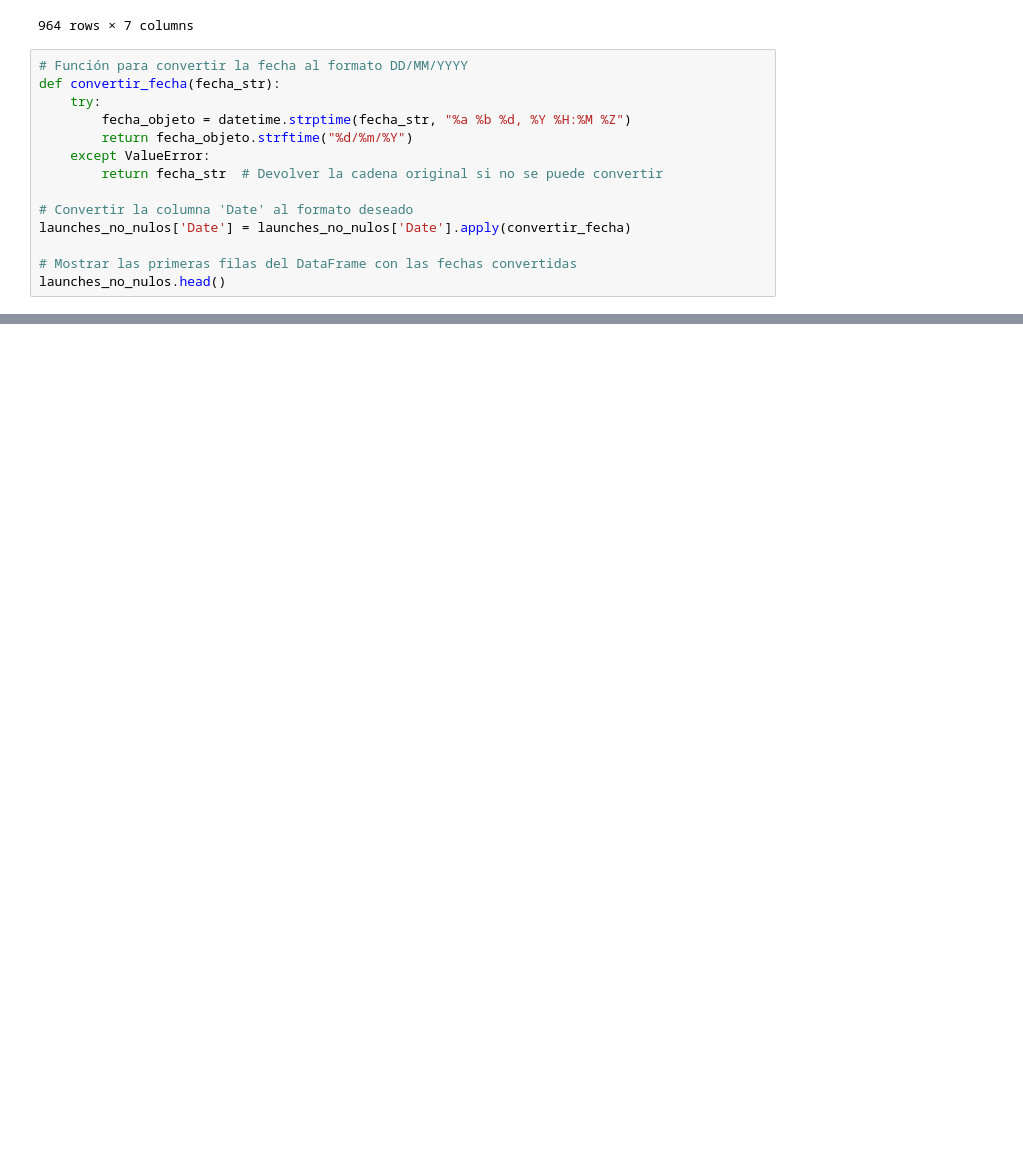
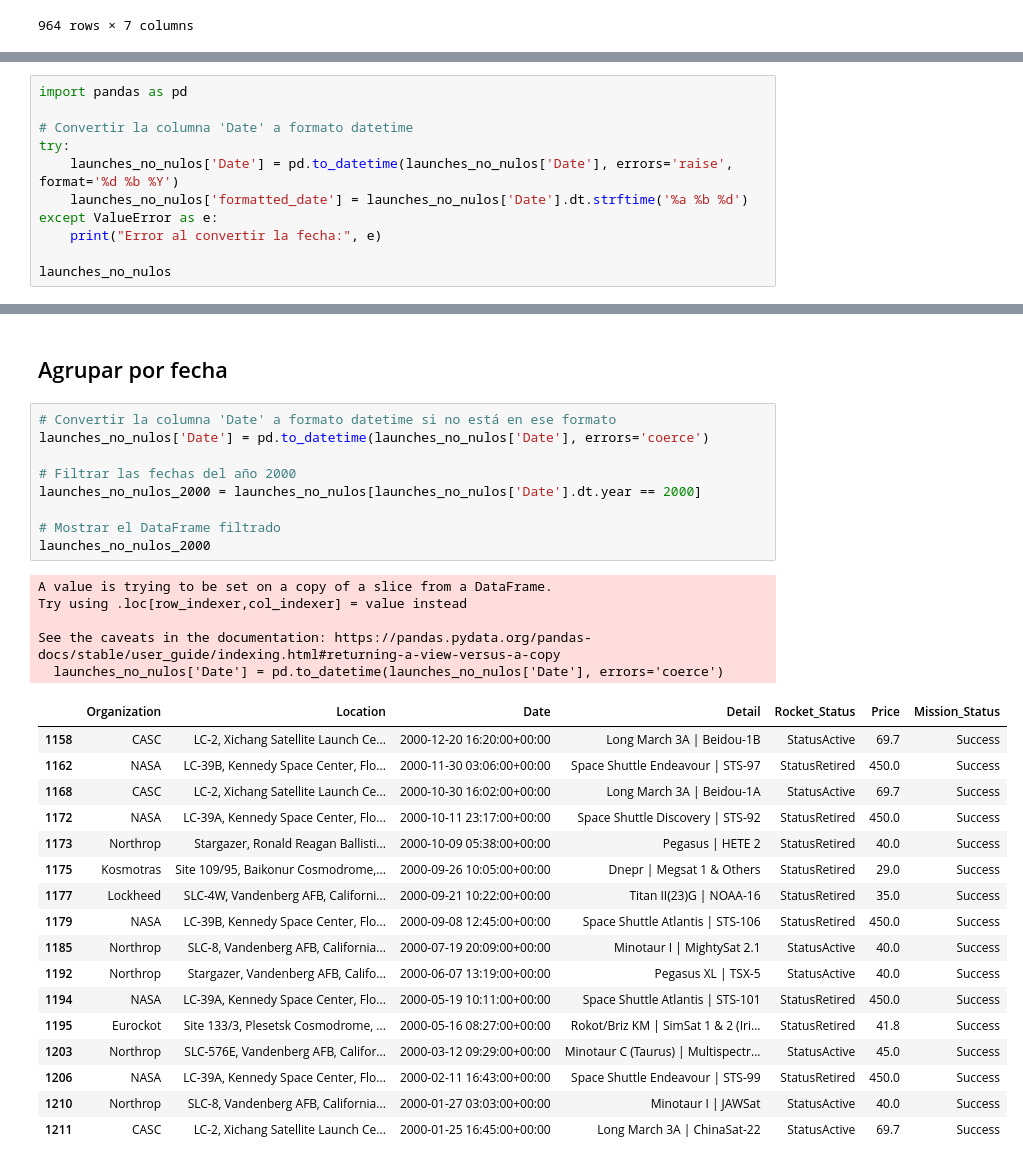
Before and after one commit to Juserna28/Analisis_datos-v1, a Jupyter notebook: Python/analisis_data.ipynb, the cells around one changed output, grey strips where cells are left out. Cells and saved outputs as stored; diff of their text form; blank space fills up the shorter version.

```diff
--- a/Python/analisis_data.ipynb
+++ b/Python/analisis_data.ipynb
@@ -142,17 +142,3 @@ launches_no_nulos
 | 4000 | US Air Force | SLC-20, Cape Canaveral AFS, Flori... | Thu Dec 10, 1964 16:52 UTC | Titan IIIA | Transtage 2 | StatusRetired | 63.23 | Success |
 | 4020 | US Air Force | SLC-20, Cape Canaveral AFS, Flori... | Tue Sep 01, 1964 15:00 UTC | Titan IIIA | Transtage 1 | StatusRetired | 63.23 | Failure |
 964 rows × 7 columns
-# %%
-# Función para convertir la fecha al formato DD/MM/YYYY
-def convertir_fecha(fecha_str):
-    try:
-        fecha_objeto = datetime.strptime(fecha_str, "%a %b %d, %Y %H:%M %Z")
-        return fecha_objeto.strftime("%d/%m/%Y")
-    except ValueError:
-        return fecha_str  # Devolver la cadena original si no se puede convertir
-
-# Convertir la columna 'Date' al formato deseado
-launches_no_nulos['Date'] = launches_no_nulos['Date'].apply(convertir_fecha)
-
-# Mostrar las primeras filas del DataFrame con las fechas convertidas
-launches_no_nulos.head()
@@ -170,0 +145,11 @@ See the caveats in the documentation: https://pandas.pydata.org/pandas-docs/stab
+# %%
+import pandas as pd
+
+# Convertir la columna 'Date' a formato datetime
+try:
+    launches_no_nulos['Date'] = pd.to_datetime(launches_no_nulos['Date'], errors='raise', format='%d %b %Y')
+    launches_no_nulos['formatted_date'] = launches_no_nulos['Date'].dt.strftime('%a %b %d')
+except ValueError as e:
+    print("Error al convertir la fecha:", e)
+
+launches_no_nulos
@@ -188,0 +271,34 @@ See the caveats in the documentation: https://pandas.pydata.org/pandas-docs/stab
+# %% [markdown]
+## Agrupar por fecha
+# %%
+# Convertir la columna 'Date' a formato datetime si no está en ese formato
+launches_no_nulos['Date'] = pd.to_datetime(launches_no_nulos['Date'], errors='coerce')
+
+# Filtrar las fechas del año 2000
+launches_no_nulos_2000 = launches_no_nulos[launches_no_nulos['Date'].dt.year == 2000]
+
+# Mostrar el DataFrame filtrado
+launches_no_nulos_2000
+# %% [output]
+A value is trying to be set on a copy of a slice from a DataFrame.
+Try using .loc[row_indexer,col_indexer] = value instead
+
+See the caveats in the documentation: https://pandas.pydata.org/pandas-docs/stable/user_guide/indexing.html#returning-a-view-versus-a-copy
+  launches_no_nulos['Date'] = pd.to_datetime(launches_no_nulos['Date'], errors='coerce')
+|  | Organization | Location | Date | Detail | Rocket_Status | Price | Mission_Status |
+| 1158 | CASC | LC-2, Xichang Satellite Launch Ce... | 2000-12-20 16:20:00+00:00 | Long March 3A | Beidou-1B | StatusActive | 69.7 | Success |
+| 1162 | NASA | LC-39B, Kennedy Space Center, Flo... | 2000-11-30 03:06:00+00:00 | Space Shuttle Endeavour | STS-97 | StatusRetired | 450.0 | Success |
+| 1168 | CASC | LC-2, Xichang Satellite Launch Ce... | 2000-10-30 16:02:00+00:00 | Long March 3A | Beidou-1A | StatusActive | 69.7 | Success |
+| 1172 | NASA | LC-39A, Kennedy Space Center, Flo... | 2000-10-11 23:17:00+00:00 | Space Shuttle Discovery | STS-92 | StatusRetired | 450.0 | Success |
+| 1173 | Northrop | Stargazer, Ronald Reagan Ballisti... | 2000-10-09 05:38:00+00:00 | Pegasus | HETE 2 | StatusRetired | 40.0 | Success |
+| 1175 | Kosmotras | Site 109/95, Baikonur Cosmodrome,... | 2000-09-26 10:05:00+00:00 | Dnepr | Megsat 1 & Others | StatusRetired | 29.0 | Success |
+| 1177 | Lockheed | SLC-4W, Vandenberg AFB, Californi... | 2000-09-21 10:22:00+00:00 | Titan II(23)G | NOAA-16 | StatusRetired | 35.0 | Success |
+| 1179 | NASA | LC-39B, Kennedy Space Center, Flo... | 2000-09-08 12:45:00+00:00 | Space Shuttle Atlantis | STS-106 | StatusRetired | 450.0 | Success |
+| 1185 | Northrop | SLC-8, Vandenberg AFB, California... | 2000-07-19 20:09:00+00:00 | Minotaur I | MightySat 2.1 | StatusActive | 40.0 | Success |
+| 1192 | Northrop | Stargazer, Vandenberg AFB, Califo... | 2000-06-07 13:19:00+00:00 | Pegasus XL | TSX-5 | StatusActive | 40.0 | Success |
+| 1194 | NASA | LC-39A, Kennedy Space Center, Flo... | 2000-05-19 10:11:00+00:00 | Space Shuttle Atlantis | STS-101 | StatusRetired | 450.0 | Success |
+| 1195 | Eurockot | Site 133/3, Plesetsk Cosmodrome, ... | 2000-05-16 08:27:00+00:00 | Rokot/Briz KM | SimSat 1 & 2 (Iri... | StatusRetired | 41.8 | Success |
+| 1203 | Northrop | SLC-576E, Vandenberg AFB, Califor... | 2000-03-12 09:29:00+00:00 | Minotaur C (Taurus) | Multispectr... | StatusActive | 45.0 | Success |
+| 1206 | NASA | LC-39A, Kennedy Space Center, Flo... | 2000-02-11 16:43:00+00:00 | Space Shuttle Endeavour | STS-99 | StatusRetired | 450.0 | Success |
+| 1210 | Northrop | SLC-8, Vandenberg AFB, California... | 2000-01-27 03:03:00+00:00 | Minotaur I | JAWSat | StatusActive | 40.0 | Success |
+| 1211 | CASC | LC-2, Xichang Satellite Launch Ce... | 2000-01-25 16:45:00+00:00 | Long March 3A | ChinaSat-22 | StatusActive | 69.7 | Success |
```
Also changed, not shown: parts of 12 cells of this notebook.
